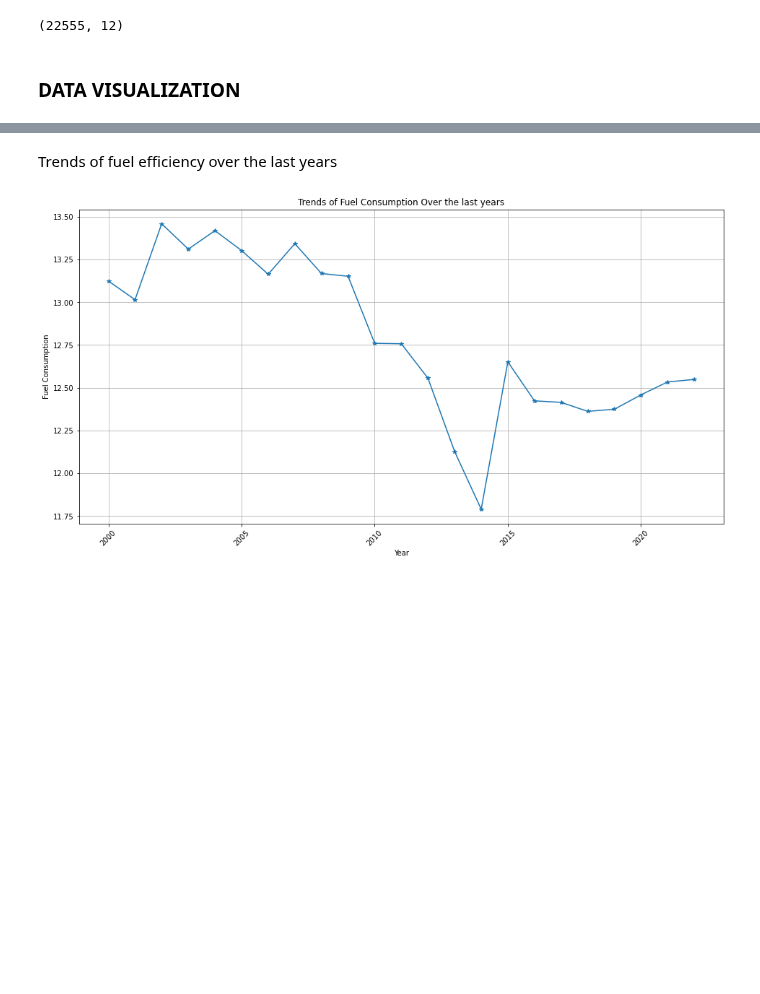
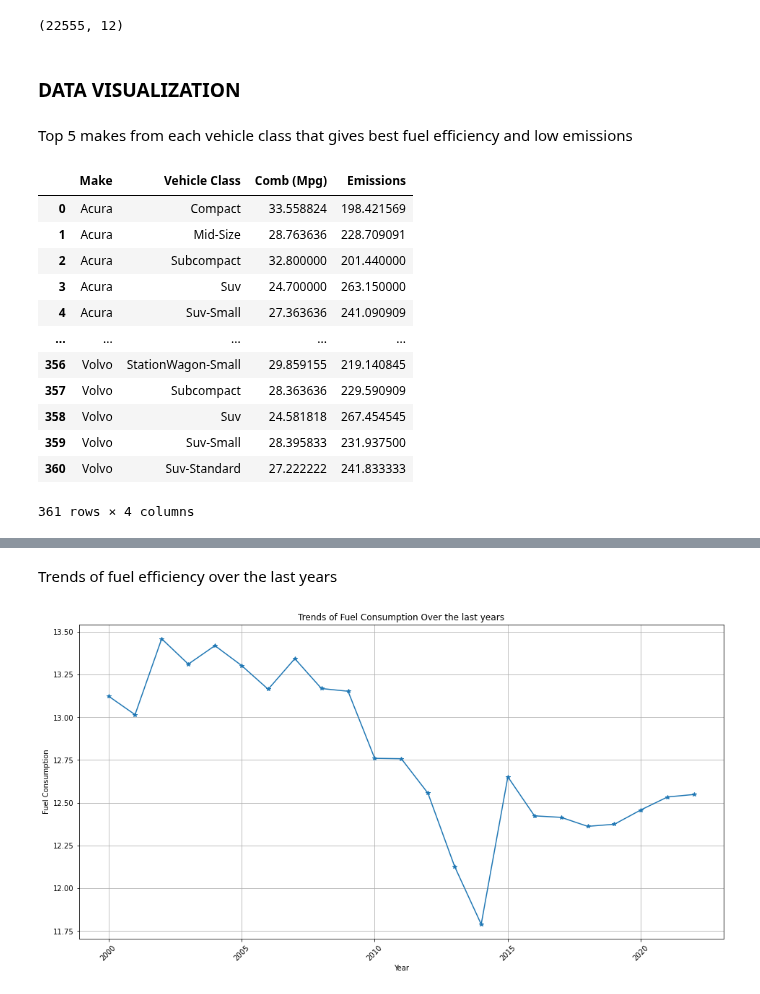
Before and after one commit to WambuiMunene/Phase2-Project_Group-4, a Jupyter notebook: Notebooks/Farah.ipynb, the cells around one changed output, grey strips where cells are left out. Cells and saved outputs as stored; diff of their text form; code cells hidden in the pictures; blank space fills up the shorter version.

```diff
--- a/Notebooks/Farah.ipynb
+++ b/Notebooks/Farah.ipynb
@@ -345,3 +383,25 @@ df.shape
 (22555, 12)
 # %% [markdown]
 ### DATA VISUALIZATION
+# %% [markdown]
+Top 5 makes from each vehicle class that gives best fuel efficiency and low emissions
+# %%
+make_class = df.groupby(['Make','Vehicle Class']).agg({
+    'Comb (Mpg)': 'mean',
+    'Emissions' : 'mean'
+}).reset_index()
+make_class
+# %% [output]
+|  | Make | Vehicle Class | Comb (Mpg) | Emissions |
+| 0 | Acura | Compact | 33.558824 | 198.421569 |
+| 1 | Acura | Mid-Size | 28.763636 | 228.709091 |
+| 2 | Acura | Subcompact | 32.800000 | 201.440000 |
+| 3 | Acura | Suv | 24.700000 | 263.150000 |
+| 4 | Acura | Suv-Small | 27.363636 | 241.090909 |
+| ... | ... | ... | ... | ... |
+| 356 | Volvo | StationWagon-Small | 29.859155 | 219.140845 |
+| 357 | Volvo | Subcompact | 28.363636 | 229.590909 |
+| 358 | Volvo | Suv | 24.581818 | 267.454545 |
+| 359 | Volvo | Suv-Small | 28.395833 | 231.937500 |
+| 360 | Volvo | Suv-Standard | 27.222222 | 241.833333 |
+361 rows × 4 columns
```
Also changed, not shown: parts of 19 cells of this notebook.
